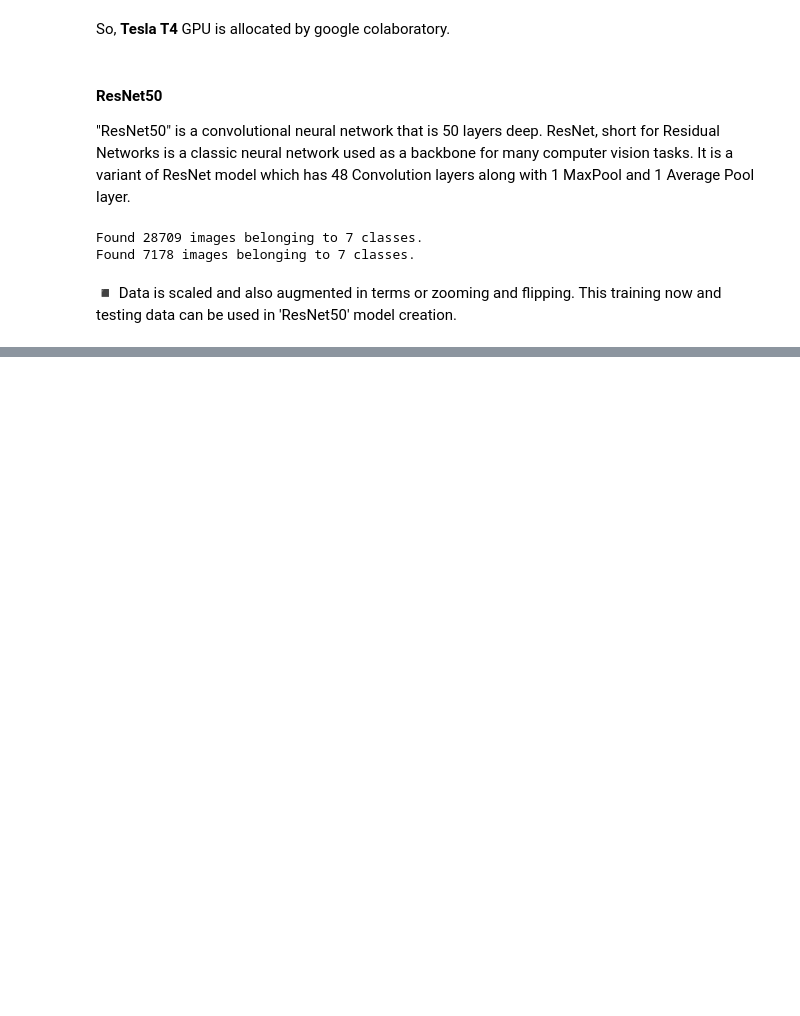
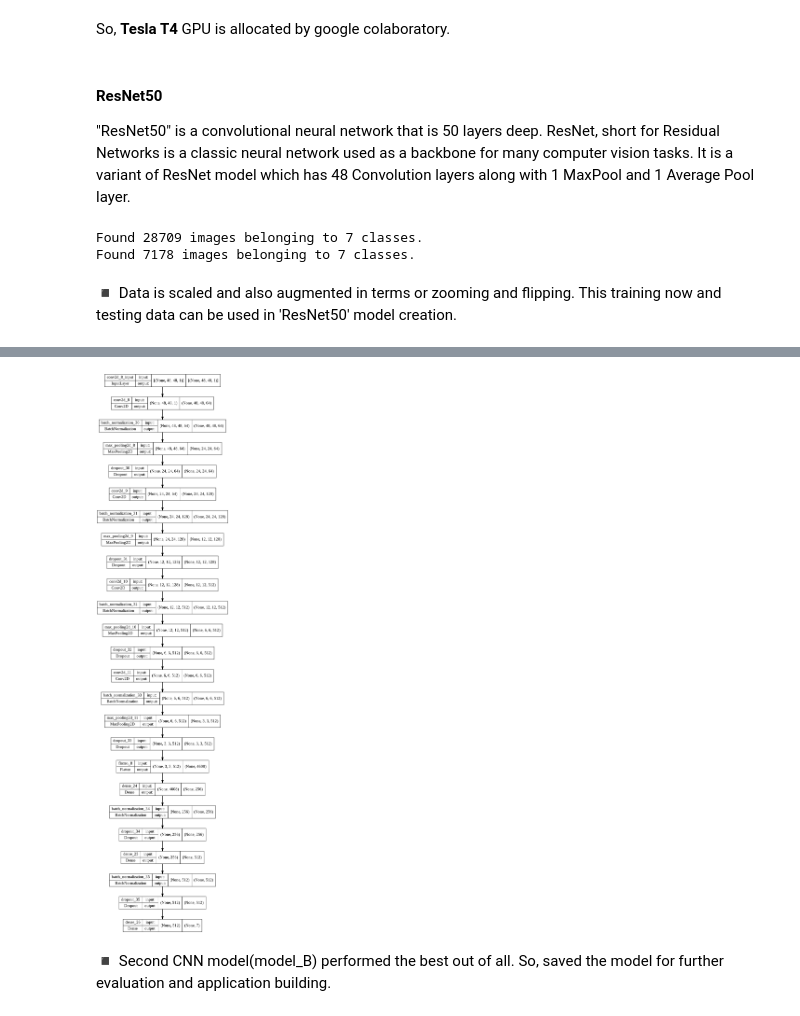
Before and after one commit to Arka1212/Live-Class-Monitoring-System-Face-Emotion-Recognition, a Jupyter notebook: Live_Class_Monitoring_System_(Face_Emotion_Recognition).ipynb, the cells around one changed output, grey strips where cells are left out. Cells and saved outputs as stored; diff of their text form; code cells hidden in the pictures; blank space fills up the shorter version.

```diff
--- a/Live_Class_Monitoring_System_(Face_Emotion_Recognition).ipynb
+++ b/Live_Class_Monitoring_System_(Face_Emotion_Recognition).ipynb
@@ -475,0 +737,7 @@ ________________________________________________________________________________
+# %%
+# Visualizing the saved model.
+plot_model(model_B, show_shapes=True, show_layer_names=True, expand_nested=True)
+# %% [output]
+[figure, added]
+# %% [markdown]
+◾ Second CNN model(model_B) performed the best out of all. So, saved the model for further evaluation and application building.
```
Also changed, not shown: parts of 66 cells of this notebook.
